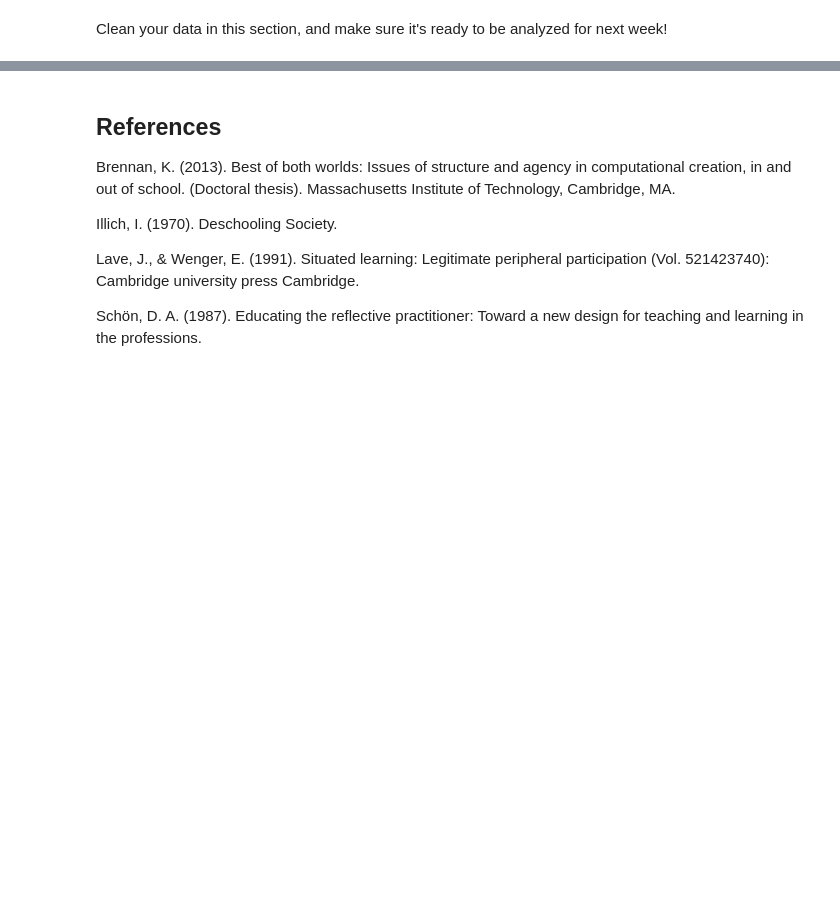
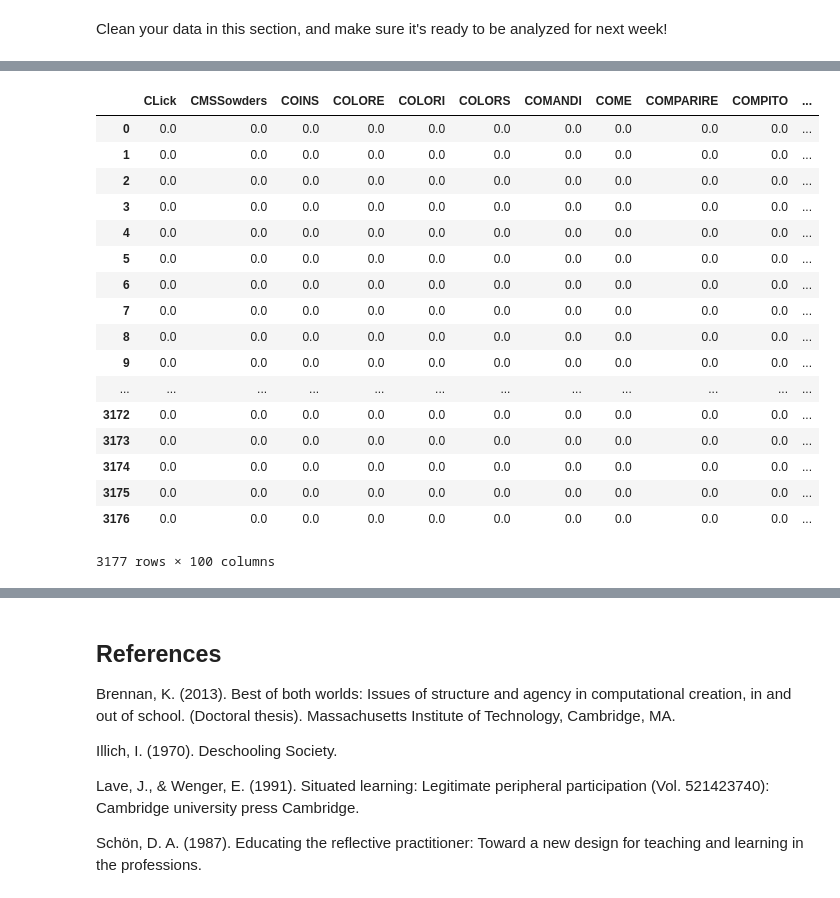
Before and after one commit to hgse-s435/final-project-paulinahaduong, a Jupyter notebook: Week9-Final-Project-haduong.ipynb, the cells around one changed output, grey strips where cells are left out. Cells and saved outputs as stored; diff of their text form; code cells hidden in the pictures; blank space fills up the shorter version.

Commit message:
wed commits - frequency counts

```diff
--- a/Week9-Final-Project-haduong.ipynb
+++ b/Week9-Final-Project-haduong.ipynb
@@ -260 +301,24 @@ merged_df.head()
 5 rows × 27 columns
+# %%
+# moving the columns I want to the front.
+cols = merged_df.columns.tolist()
+print(cols)
+
+cols = ['studio', 'project_id', 'title', 'description', 'instructions', 'writing', 'author/id',
+        'project_author_username','image',
+        'history/created', 'history/modified', 'history/shared', 'stats/views', 'stats/loves',
+        'stats/favorites', 'remix/parent', 'remix/root', 'studio_numberscript_count',
+        'variable_count', 'list_count', 'comment_count', 'costume_count', 'sprite_count', 'block_count',
+        'block_unique_count', 'random_block_count', 'Unnamed: 12', ]
+
+merged_df = merged_df[cols]
+
+# cols.insert(0, cols.pop(cols.index('writing')))
+# # print(cols)
+
+# cols.insert(0, cols.pop(cols.index('project_author_username')))
+# print(cols)
+
+# merged_df = df.reindex(columns= cols)
+
+merged_df.tail()
@@ -260,0 +445,37 @@ merged_df.head()
+# %%
+# Word frequency
+
+def one_plus_log(cell):
+    if cell != 0:
+        return 1 + math.log(cell)
+    else:
+        return 0
+
+dfWriting_log = dfWriting.applymap(one_plus_log)
+# %%
+# Normalizing
+
+from sklearn.preprocessing import Normalizer
+
+scaler = Normalizer()
+dfWriting_log[dfWriting_log.columns] = scaler.fit_transform(dfWriting_log[dfWriting_log.columns])
+dfWriting_log[dfWriting_log.columns[500:600]]
+# %% [output]
+|  | CLick | CMSSowders | COINS | COLORE | COLORI | COLORS | COMANDI | COME | COMPARIRE | COMPITO | ... |
+| 0 | 0.0 | 0.0 | 0.0 | 0.0 | 0.0 | 0.0 | 0.0 | 0.0 | 0.0 | 0.0 | ... |
+| 1 | 0.0 | 0.0 | 0.0 | 0.0 | 0.0 | 0.0 | 0.0 | 0.0 | 0.0 | 0.0 | ... |
+| 2 | 0.0 | 0.0 | 0.0 | 0.0 | 0.0 | 0.0 | 0.0 | 0.0 | 0.0 | 0.0 | ... |
+| 3 | 0.0 | 0.0 | 0.0 | 0.0 | 0.0 | 0.0 | 0.0 | 0.0 | 0.0 | 0.0 | ... |
+| 4 | 0.0 | 0.0 | 0.0 | 0.0 | 0.0 | 0.0 | 0.0 | 0.0 | 0.0 | 0.0 | ... |
+| 5 | 0.0 | 0.0 | 0.0 | 0.0 | 0.0 | 0.0 | 0.0 | 0.0 | 0.0 | 0.0 | ... |
+| 6 | 0.0 | 0.0 | 0.0 | 0.0 | 0.0 | 0.0 | 0.0 | 0.0 | 0.0 | 0.0 | ... |
+| 7 | 0.0 | 0.0 | 0.0 | 0.0 | 0.0 | 0.0 | 0.0 | 0.0 | 0.0 | 0.0 | ... |
+| 8 | 0.0 | 0.0 | 0.0 | 0.0 | 0.0 | 0.0 | 0.0 | 0.0 | 0.0 | 0.0 | ... |
+| 9 | 0.0 | 0.0 | 0.0 | 0.0 | 0.0 | 0.0 | 0.0 | 0.0 | 0.0 | 0.0 | ... |
+| ... | ... | ... | ... | ... | ... | ... | ... | ... | ... | ... | ... |
+| 3172 | 0.0 | 0.0 | 0.0 | 0.0 | 0.0 | 0.0 | 0.0 | 0.0 | 0.0 | 0.0 | ... |
+| 3173 | 0.0 | 0.0 | 0.0 | 0.0 | 0.0 | 0.0 | 0.0 | 0.0 | 0.0 | 0.0 | ... |
+| 3174 | 0.0 | 0.0 | 0.0 | 0.0 | 0.0 | 0.0 | 0.0 | 0.0 | 0.0 | 0.0 | ... |
+| 3175 | 0.0 | 0.0 | 0.0 | 0.0 | 0.0 | 0.0 | 0.0 | 0.0 | 0.0 | 0.0 | ... |
+| 3176 | 0.0 | 0.0 | 0.0 | 0.0 | 0.0 | 0.0 | 0.0 | 0.0 | 0.0 | 0.0 | ... |
+3177 rows × 100 columns
```
Also changed, not shown: parts of 15 cells of this notebook, 1 other file.
